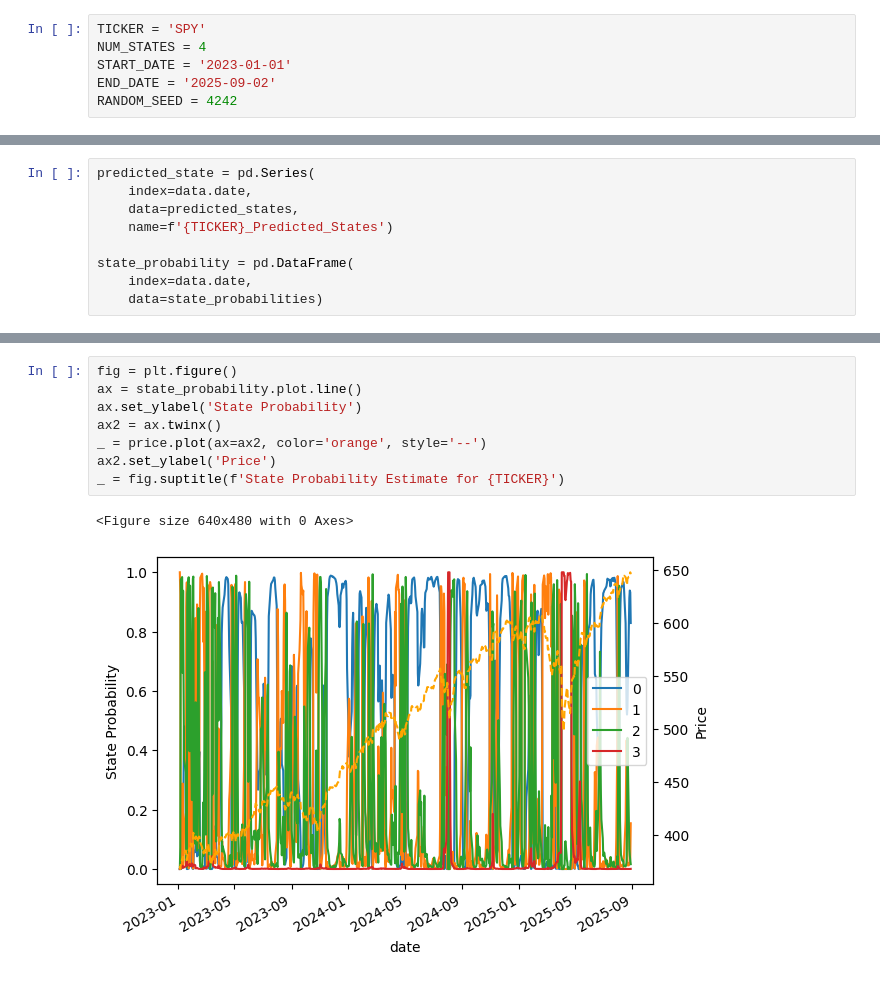
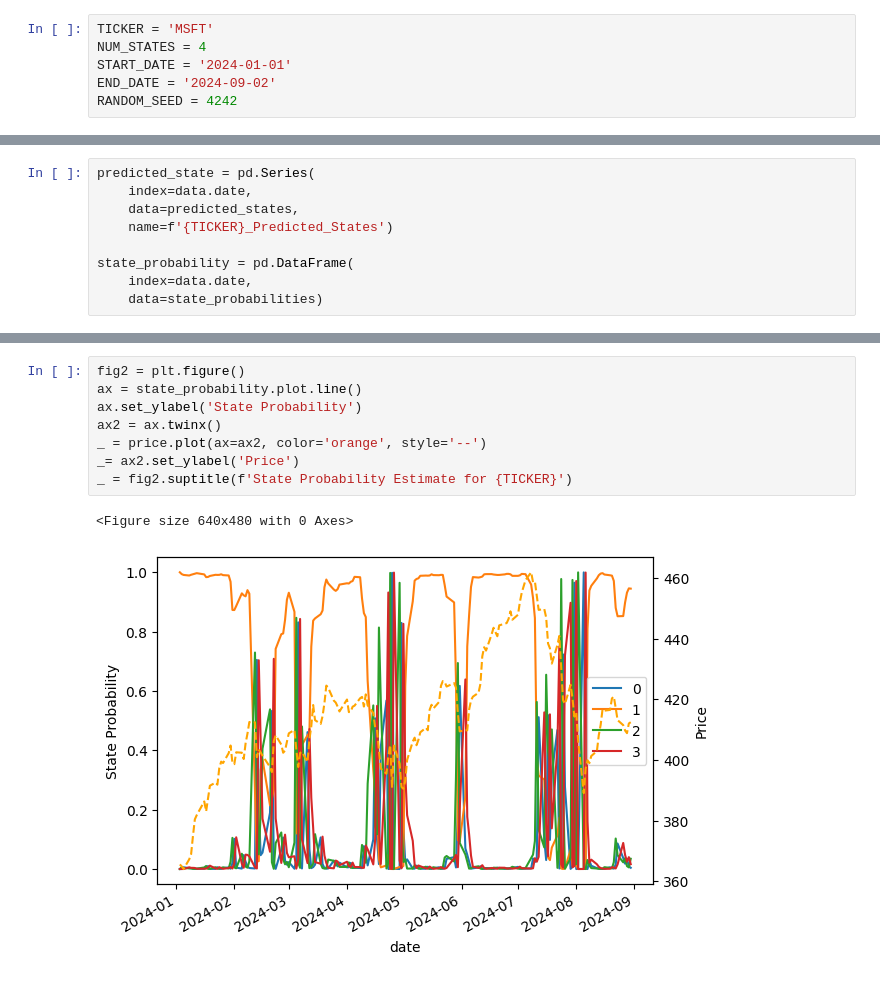
Before and after one commit to hidden-regime/hidden-regime, a Jupyter notebook: notebooks/ExampleHMM.ipynb, the cells around one changed output, grey strips where cells are left out. Cells and saved outputs as stored; diff of their text form.

```diff
--- a/notebooks/ExampleHMM.ipynb
+++ b/notebooks/ExampleHMM.ipynb
@@ -11,8 +17,8 @@ from hidden_regime import HiddenMarkovModel, HMMConfig
 # %%
-TICKER = 'SPY'
+TICKER = 'MSFT'
 NUM_STATES = 4
-START_DATE = '2023-01-01'
-END_DATE = '2025-09-02'
+START_DATE = '2024-01-01'
+END_DATE = '2024-09-02'
 RANDOM_SEED = 4242
 # %%
 data = hr.load_stock_data(TICKER, START_DATE, END_DATE)
@@ -102,11 +124,11 @@ _ = fig.suptitle(f'State Estimate for {TICKER}')
 # %%
-fig = plt.figure()
+fig2 = plt.figure()
 ax = state_probability.plot.line()
 ax.set_ylabel('State Probability')
 ax2 = ax.twinx()
 _ = price.plot(ax=ax2, color='orange', style='--')
-ax2.set_ylabel('Price')
-_ = fig.suptitle(f'State Probability Estimate for {TICKER}')
+_= ax2.set_ylabel('Price')
+_ = fig2.suptitle(f'State Probability Estimate for {TICKER}')
 # %% [output]
 <Figure size 640x480 with 0 Axes>
-[figure, old version]
+[figure, new version]
```
Also changed, not shown: parts of 17 cells of this notebook, 1 other file.
